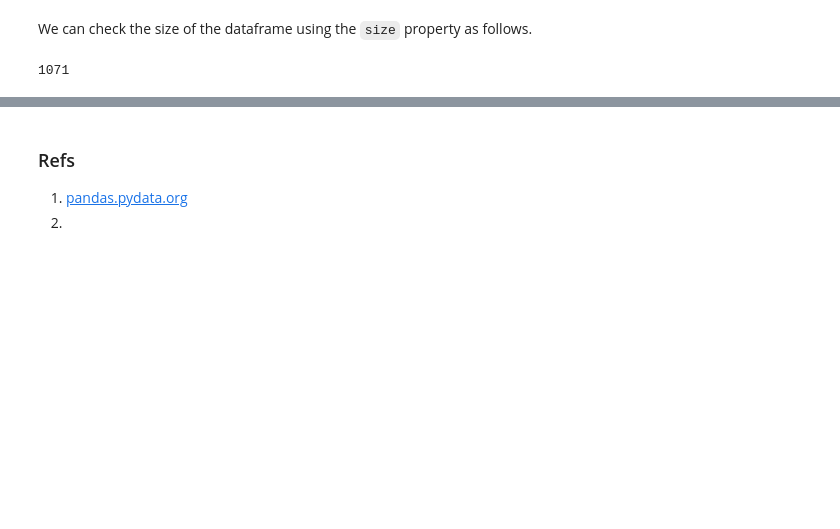
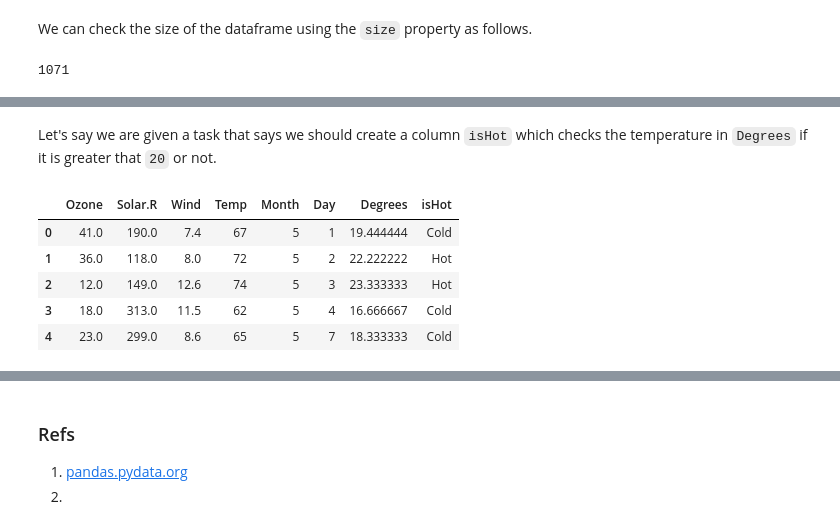
Before and after one commit to CrispenGari/Pandas, a Jupyter notebook: pandas.ipynb, the cells around one changed output, grey strips where cells are left out. Saved outputs shown, nothing was run; the diff lists cells and outputs as text; code cells hidden in the pictures; blank space fills up the shorter version.

```diff
--- a/pandas.ipynb
+++ b/pandas.ipynb
@@ -410,0 +437,2 @@ dataframe.size
+# %%
+dataframe.dropna(inplace=True)
@@ -410,0 +467,3 @@ dataframe.size
+# %%
+df2 = dataframe.head(3)
+df2.head()
@@ -410,0 +475,3 @@ dataframe.size
+# %%
+dataframe = pd.concat([dataframe, df2])
+dataframe.tail()
@@ -410,0 +509,12 @@ dataframe.size
+# %% [markdown]
+Let's say we are given a task that says we should create a column `isHot` which checks the temperature in `Degrees` if it is greater that `20` or not.
+# %%
+dataframe['isHot'] = np.where(dataframe.Degrees > 20, 'Hot', 'Cold')
+dataframe.head()
+# %% [output]
+|  | Ozone | Solar.R | Wind | Temp | Month | Day | Degrees | isHot |
+| 0 | 41.0 | 190.0 | 7.4 | 67 | 5 | 1 | 19.444444 | Cold |
+| 1 | 36.0 | 118.0 | 8.0 | 72 | 5 | 2 | 22.222222 | Hot |
+| 2 | 12.0 | 149.0 | 12.6 | 74 | 5 | 3 | 23.333333 | Hot |
+| 3 | 18.0 | 313.0 | 11.5 | 62 | 5 | 4 | 16.666667 | Cold |
+| 4 | 23.0 | 299.0 | 8.6 | 65 | 5 | 7 | 18.333333 | Cold |
```
Also changed, not shown: parts of 31 cells of this notebook, 3 other files.
